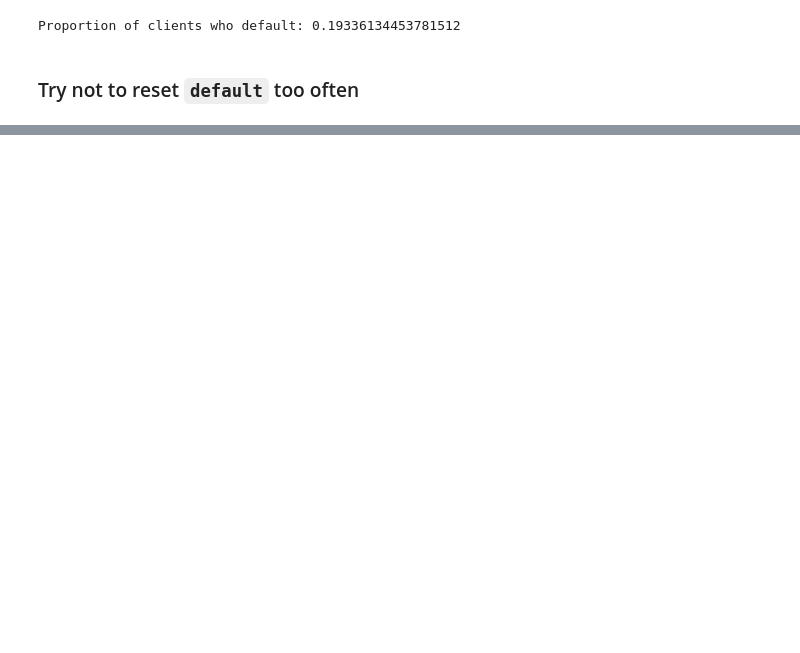
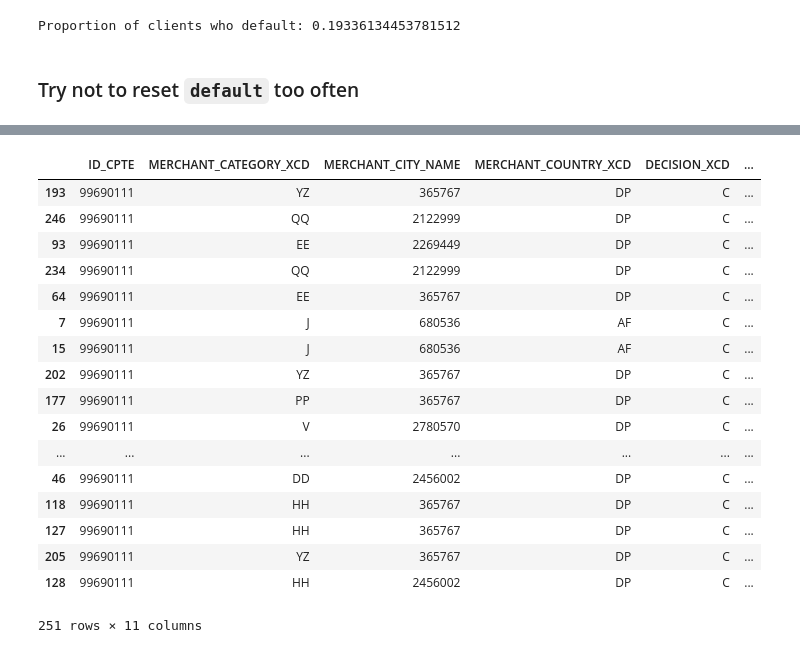
Before and after one commit to larryshamalama/DataCup18, a Jupyter notebook: train/View Next Non-Default.ipynb, the cells around one changed output, grey strips where cells are left out. Saved outputs shown, nothing was run; the diff lists cells and outputs as text; code cells hidden in the pictures; blank space fills up the shorter version.

```diff
--- a/train/View Next Non-Default.ipynb
+++ b/train/View Next Non-Default.ipynb
@@ -50,2 +65,21 @@ facturation[facturation['ID_CPTE'] == next_non_default_client].sort_values(by='P
 # %%
-#transactions[transactions['ID_CPTE'] == next_non_default_client].sort_values(by='TRANSACTION_DTTM')
+transactions[transactions['ID_CPTE'] == next_non_default_client].sort_values(by='TRANSACTION_DTTM')
+# %% [output]
+|  | ID_CPTE | MERCHANT_CATEGORY_XCD | MERCHANT_CITY_NAME | MERCHANT_COUNTRY_XCD | DECISION_XCD | ... |
+| 193 | 99690111 | YZ | 365767 | DP | C | ... |
+| 246 | 99690111 | QQ | 2122999 | DP | C | ... |
+| 93 | 99690111 | EE | 2269449 | DP | C | ... |
+| 234 | 99690111 | QQ | 2122999 | DP | C | ... |
+| 64 | 99690111 | EE | 365767 | DP | C | ... |
+| 7 | 99690111 | J | 680536 | AF | C | ... |
+| 15 | 99690111 | J | 680536 | AF | C | ... |
+| 202 | 99690111 | YZ | 365767 | DP | C | ... |
+| 177 | 99690111 | PP | 365767 | DP | C | ... |
+| 26 | 99690111 | V | 2780570 | DP | C | ... |
+| ... | ... | ... | ... | ... | ... | ... |
+| 46 | 99690111 | DD | 2456002 | DP | C | ... |
+| 118 | 99690111 | HH | 365767 | DP | C | ... |
+| 127 | 99690111 | HH | 365767 | DP | C | ... |
+| 205 | 99690111 | YZ | 365767 | DP | C | ... |
+| 128 | 99690111 | HH | 2456002 | DP | C | ... |
+251 rows × 11 columns
```
Also changed, not shown: parts of 3 cells of this notebook, 12 other files.
